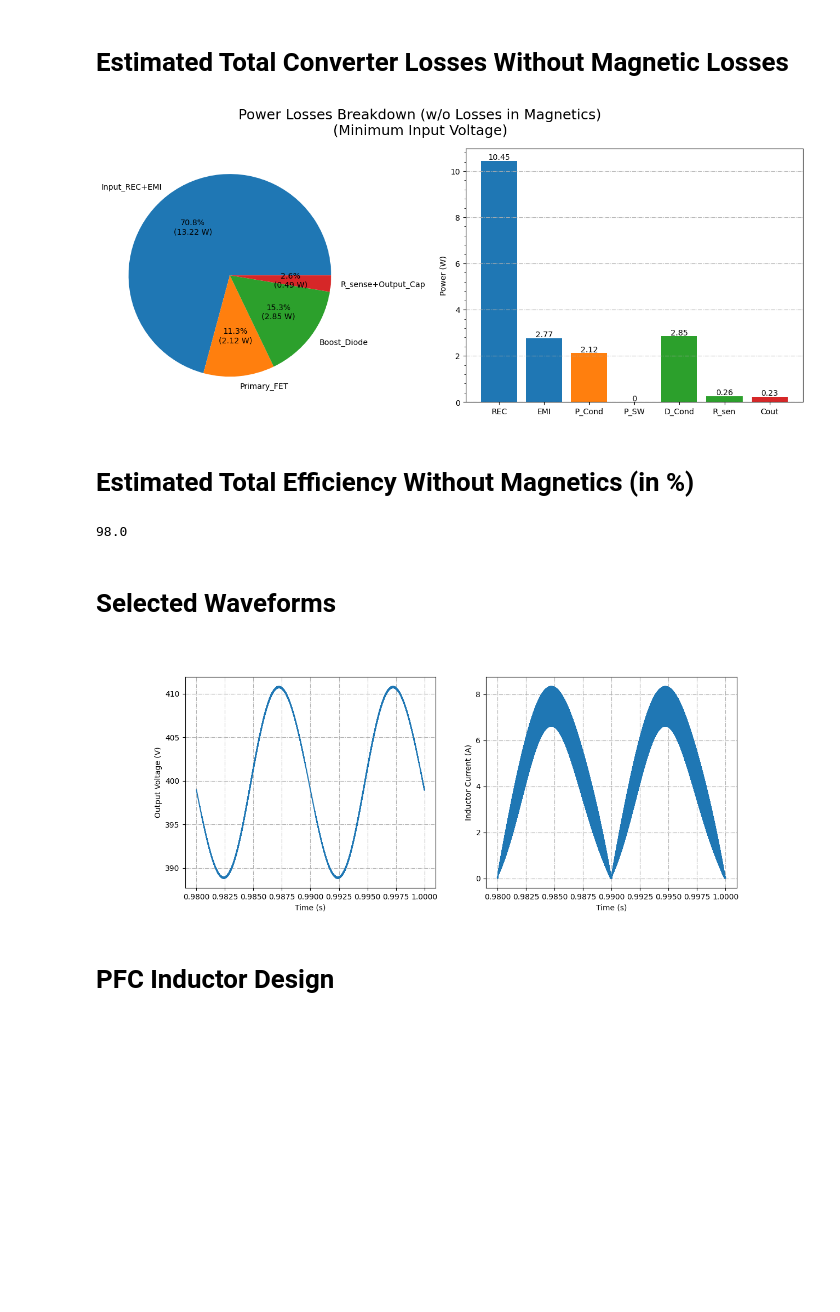
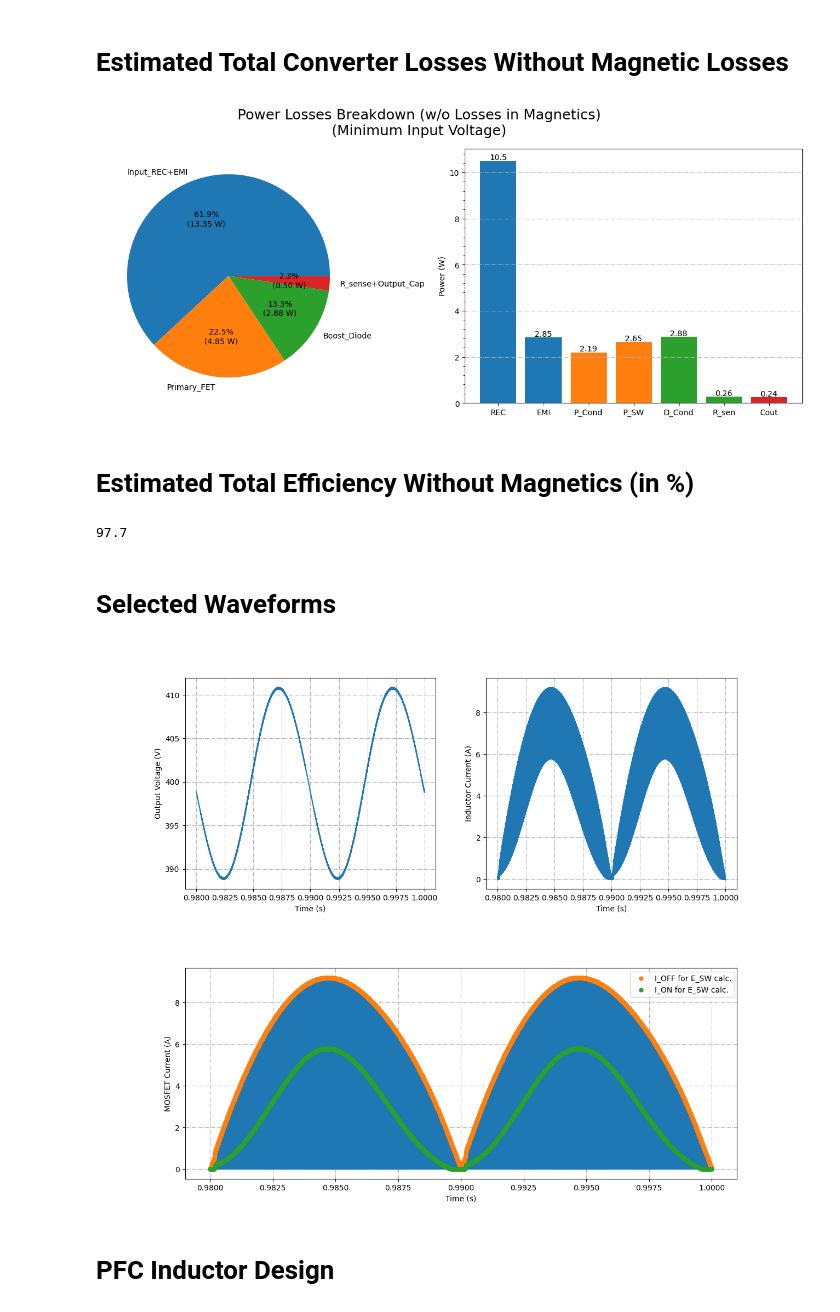
Before and after one commit to popest/PowerElectronics_JupyterLab_QSPICE, a Jupyter notebook: CCM_Boost_PFC/CCM_Boost_PFC.ipynb, the cells around one changed output. Saved outputs shown, nothing was run; the diff lists cells and outputs as text; code cells hidden in the pictures; blank space fills up the shorter version.

Commit message:
PFC_updated_E_SW calc added

```diff
--- a/CCM_Boost_PFC/CCM_Boost_PFC.ipynb
+++ b/CCM_Boost_PFC/CCM_Boost_PFC.ipynb
@@ -95,30 +95,30 @@ def ESW_Calc(data,VDS):
     # Modify the data so small numerical deviation from 0 and 1 will not interfere with TurnON/OFF detection
     # Tolerance range for modification. E.g. Value within range of 1 +/- tolerance is still concidered as 1
     tolerance=1e-4
-    df['V(pwm)']=df['V(pwm)'].apply(lambda x: 1 if (1-tolerance) <= x <= (1+tolerance) else x)
-    df['V(pwm)']=df['V(pwm)'].apply(lambda x: 0 if (0-tolerance) <= x <= (0+tolerance) else x)
+    df['v(pwm)']=df['v(pwm)'].apply(lambda x: 1 if (1-tolerance) <= x <= (1+tolerance) else x)
+    df['v(pwm)']=df['v(pwm)'].apply(lambda x: 0 if (0-tolerance) <= x <= (0+tolerance) else x)
 
     #Detect Turn-OFF (1->0)
-    mask_OFF = (df['V(pwm)'] == 1) & (df['V(pwm)'].shift(-1) < 1)
+    mask_OFF = (df['v(pwm)'] == 1) & (df['v(pwm)'].shift(-1) < 1)
 
     #Detect Turn-ON (0->1)
-    mask_ON = (df['V(pwm)'] == 1) & (df['V(pwm)'].shift(1) < 1)
+    mask_ON = (df['v(pwm)'] == 1) & (df['v(pwm)'].shift(1) < 1)
 
     # DataFrame of currents for Turn-OFF energy calculation
-    I_OFF = df.loc[mask_OFF,['Time','I(S1)']]
+    I_OFF = df.loc[mask_OFF,['time','i(s1)']]
     # Replace all negative current values by 0
-    I_OFF['I(S1)'] = I_OFF['I(S1)'].apply(lambda x: max(0,x))
+    I_OFF['i(s1)'] = I_OFF['i(s1)'].apply(lambda x: max(0,x))
 
     # DataFrame of currents for Turn-ON energy calculation
-    I_ON = df.loc[mask_ON,['Time','I(S1)']]
+    I_ON = df.loc[mask_ON,['time','i(s1)']]
     # Replace all negative current values by 0
-    I_ON['I(S1)'] = I_ON['I(S1)'].apply(lambda x: max(0,x))
+    I_ON['i(s1)'] = I_ON['i(s1)'].apply(lambda x: max(0,x))
 
     # Calculate and add EOFF column
-    I_OFF['EOFF'] = ESW_Interp(MOS_DATA_FLD,EOFF_file_name,VDS,I_OFF['I(S1)'])
+    I_OFF['EOFF'] = ESW_Interp(MOS_DATA_FLD,EOFF_file_name,VDS,I_OFF['i(s1)'])
 
     # Calculate and add EON column
-    I_ON['EON'] = ESW_Interp(MOS_DATA_FLD,EON_file_name,VDS,I_ON['I(S1)'])
+    I_ON['EON'] = ESW_Interp(MOS_DATA_FLD,EON_file_name,VDS,I_ON['i(s1)'])
 
     sum_EOFF = I_OFF['EOFF'].sum()
     sum_EON = I_ON['EON'].sum()
@@ -131,7 +131,7 @@ def ESW_Calc(data,VDS):
     #   print('Total Eon = ', sum_EON)
     #   print('Total ESW = ', E_tot)
 
-    return E_tot
+    return [E_tot, I_OFF, I_ON]
 
 def Loop_Compensation(V__g, V__out, Pout, eff, f__sw, C, r__C, L, f__AC):
     V__se = 5 #modulator amplitude
@@ -650,7 +650,7 @@ eff=0.96
 fsw=133e3
 
 #Percentage of Inductor ripple current (e.g. for 25% put 0.25) (in -)
-IL_ripple=0.25
+IL_ripple=0.5
 
 ### Input REC Bridge Diode ####
 REC_fwd = 1 # Build-in potential (in V)
@@ -843,7 +843,9 @@ if sim_on == True:
     I_IN_RMS     = results_sim[1][9]
     I_RSENSE_RMS = results_sim[1][10]
 
-    #E_SW_FET = ESW_Calc(results_sim[0],Vout)
+    E_SW_FET = ESW_Calc(results_sim[0],Vout)[0]
+    I_OFF_SW_FET = ESW_Calc(results_sim[0],Vout)[1] #save SW_I_Off data used for Eoff calc.
+    I_ON_SW_FET = ESW_Calc(results_sim[0],Vout)[2] #save SW_I_On data used for Eon calc.
 
     wfrm = results_sim[0]
 # %% [markdown]
@@ -1024,15 +1026,15 @@ plt.show()
 if sim_on == False:
     display(Markdown('<font size="6"> <span style="color:red"> Warning: Primary MOSFET switching losses are available only when simulated.</span></font>'))
 # %% [output]
-[figure, old version]
+[figure, new version]
 # %% [markdown]
 # Estimated Total Efficiency Without Magnetics (in %)
 # %%
 P_total = P_REC+P_EMI+P_FET_Cond+P_FET_SW+P_diode_cond+P_diode_SW+P_Rsense+P_Cout
 eff_Vin_min = Pout / (Pout+P_total)
-round(eff_Vin_min*100,1)
+float(round(eff_Vin_min*100,1))
 # %% [output]
-98.0
+97.7
 # %%
 if eff > eff_Vin_min:
     display(Markdown('<font size="6"> <span style="color:red"> Warning: User estimated efficiency is bigger than calculated. The results are underestimated.</span></font>'))
@@ -1041,20 +1043,34 @@ if eff > eff_Vin_min:
 # %%
 if sim_on == True:
     %matplotlib ipympl
     fig, (ax1, ax2) = plt.subplots(1, 2, figsize=(13,5))
     #fig.suptitle('Power Losses Breakdown (w/o Losses in Magnetics)'+'\n'+'(Minimum Input Voltage)',fontsize=18)
     #ax1.pie(data_Ploss, labels=labels_Ploss, autopct=autopct_format(data_Ploss))
     ax1.plot(wfrm["time"], wfrm["v(out)"])
     ax1.grid(True, linestyle='-.')
     ax1.set(xlabel='Time (s)', ylabel='Output Voltage (V)')
     ax2.plot(wfrm["time"], wfrm["i(l1)"])
     ax2.grid(True, linestyle='-.')
     ax2.set(xlabel='Time (s)', ylabel='Inductor Current (A)')
     plt.show()
+
+    fig, ax1 = plt.subplots(figsize=(13,5))
+    #fig.suptitle('Power Losses Breakdown (w/o Losses in Magnetics)'+'\n'+'(Minimum Input Voltage)',fontsize=18)
+    #ax1.pie(data_Ploss, labels=labels_Ploss, autopct=autopct_format(data_Ploss))
+    ax1.plot(wfrm["time"], wfrm["i(s1)"])
+    ax1.plot(I_OFF_SW_FET["time"],I_OFF_SW_FET["i(s1)"], 'o', markersize=5, label='I_OFF for E_SW calc.')
+    ax1.plot(I_ON_SW_FET["time"],I_ON_SW_FET["i(s1)"], 'o', markersize=5, label='I_ON for E_SW calc.')
+    ax1.grid(True, linestyle='-.')
+    ax1.set(xlabel='Time (s)', ylabel='MOSFET Current (A)')
+    ax1.legend(loc='upper left', bbox_to_anchor=(0.8, 1))
+
+
+    plt.show()
 else:
     display(Markdown('<font size="6"> <span style="color:red"> Warning: Available only when simulated.</span></font>'))
 # %% [output]
-[figure, old version]
+[figure, new version]
+[figure, added]
 # %% [markdown]
 # PFC Inductor Design
 # %% [markdown]
```
Also changed, not shown: parts of 16 cells of this notebook, 2 other files.
